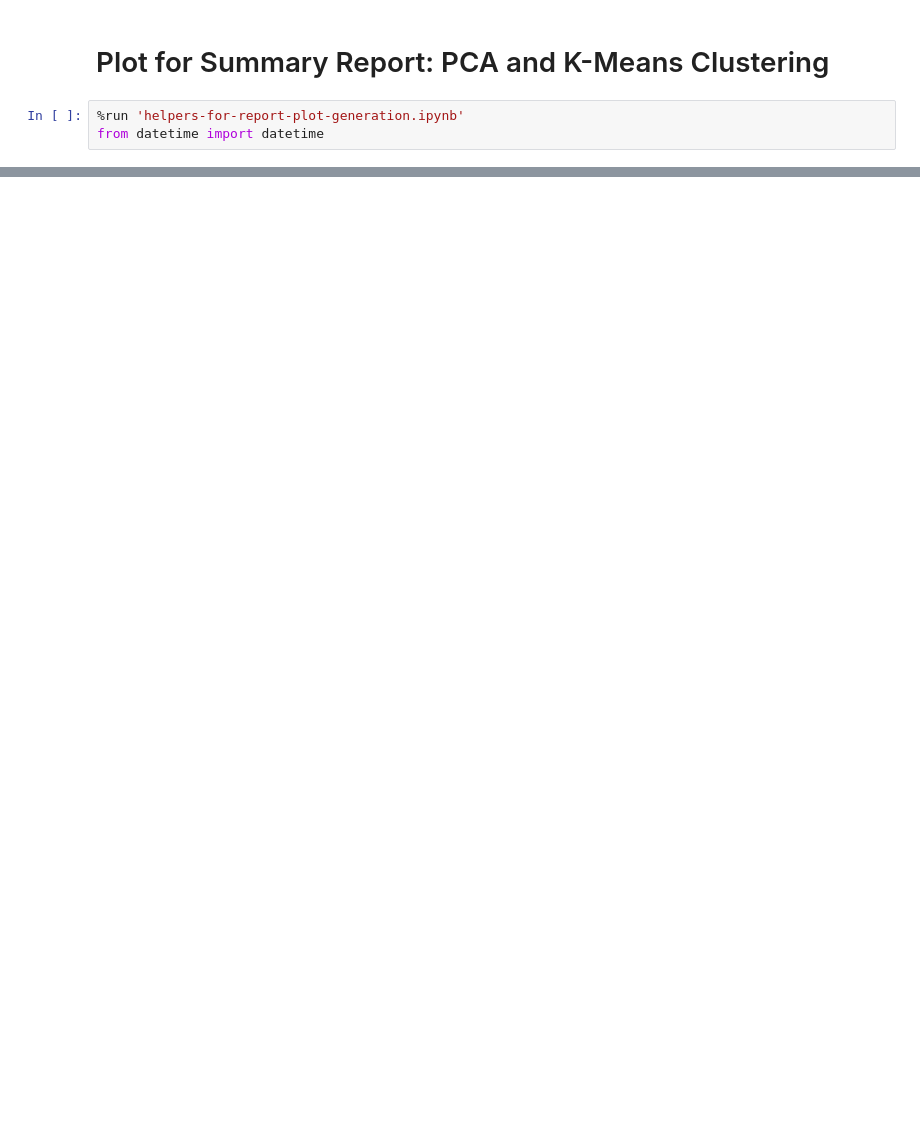
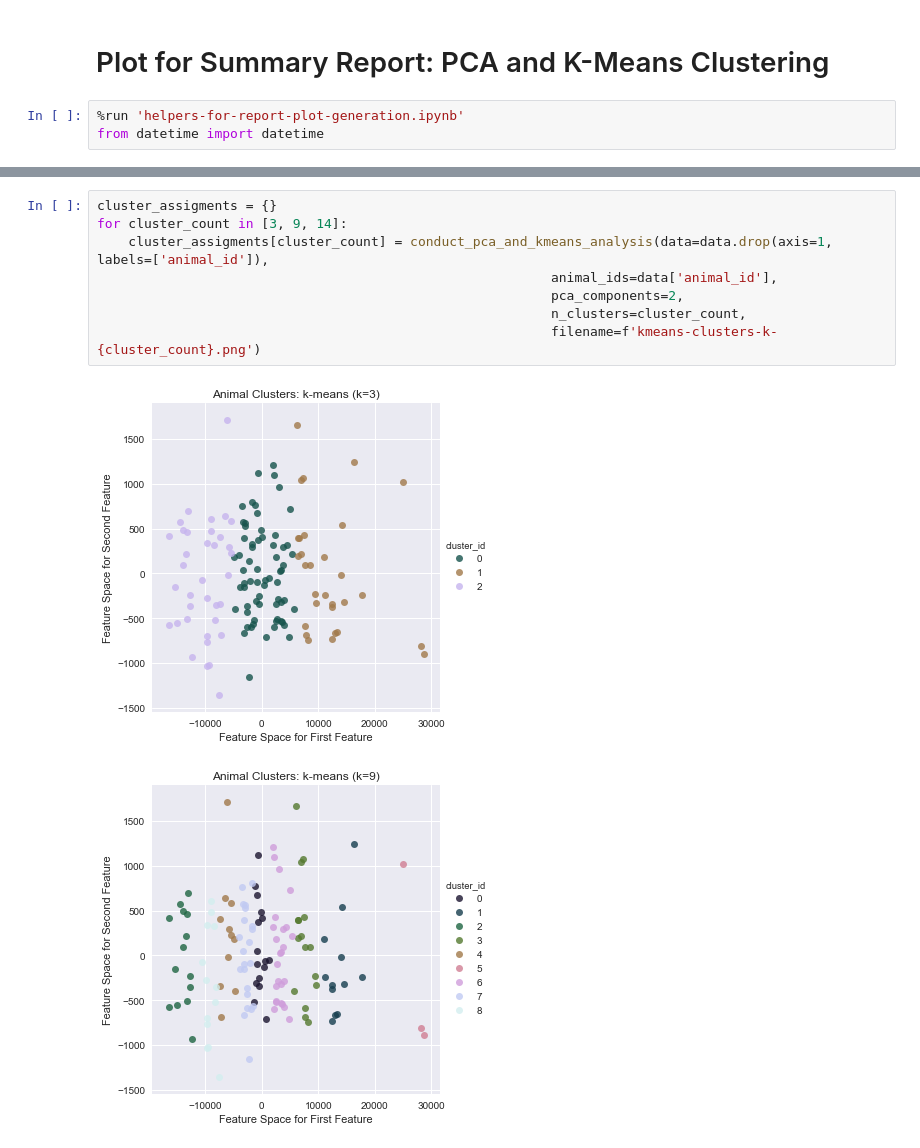
Before and after one commit to falaktheoptimist/happy-cows, a Jupyter notebook: notebooks/report-plot-generation/report-plot-pca-and-kmeans-cluster-analysis.ipynb, the cells around one changed output, grey strips where cells are left out. Drawn from its saved outputs; the diff is of its cells as text; blank space fills up the shorter version.

```diff
--- a/notebooks/report-plot-generation/report-plot-pca-and-kmeans-cluster-analysis.ipynb
+++ b/notebooks/report-plot-generation/report-plot-pca-and-kmeans-cluster-analysis.ipynb
@@ -170,0 +221,11 @@ def conduct_pca_and_kmeans_analysis(data, animal_ids, pca_components=2, n_cluste
+# %%
+cluster_assigments = {}
+for cluster_count in [3, 9, 14]:
+    cluster_assigments[cluster_count] = conduct_pca_and_kmeans_analysis(data=data.drop(axis=1, labels=['animal_id']),
+                                                          animal_ids=data['animal_id'],
+                                                          pca_components=2,
+                                                          n_clusters=cluster_count,
+                                                          filename=f'kmeans-clusters-k-{cluster_count}.png')
+# %% [output]
+[figure, added]
+[figure, added]
```
Also changed, not shown: parts of 23 cells of this notebook, 6 other files.
